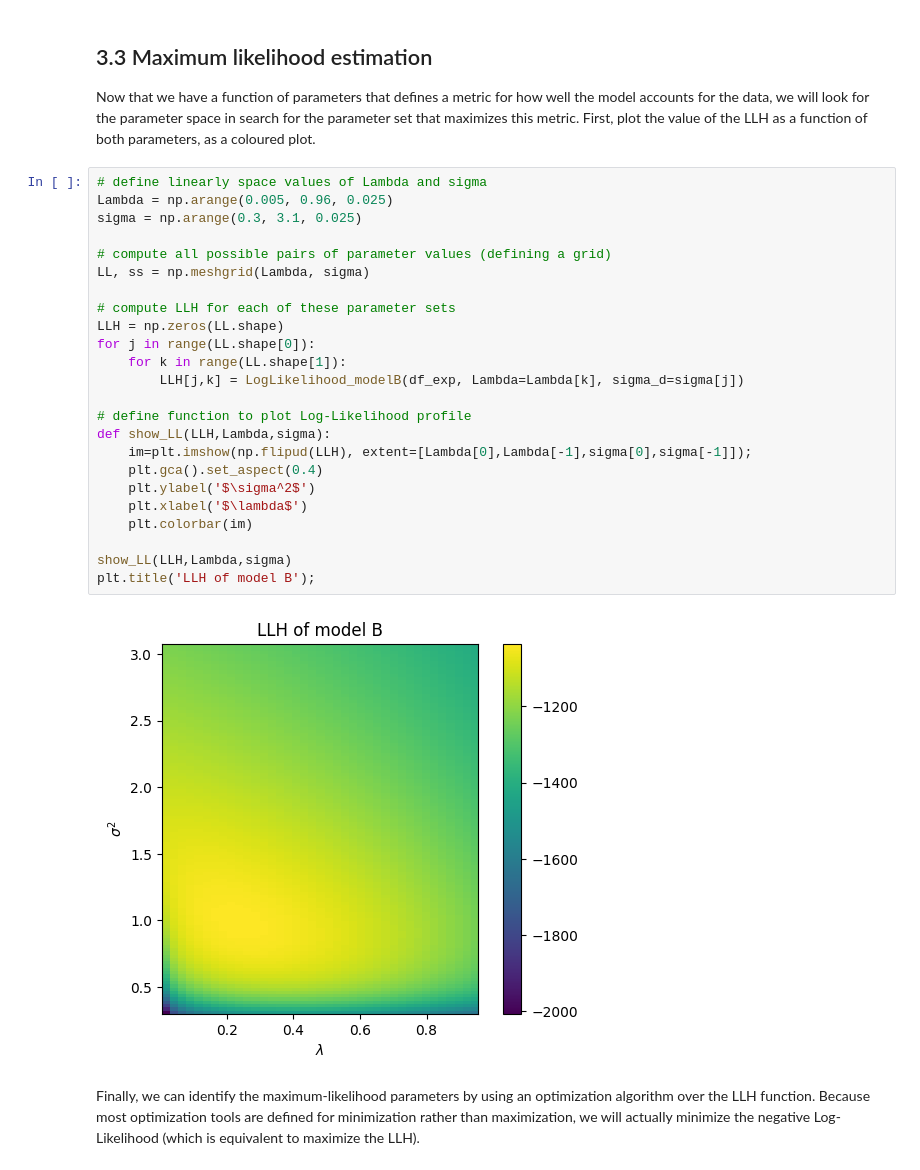
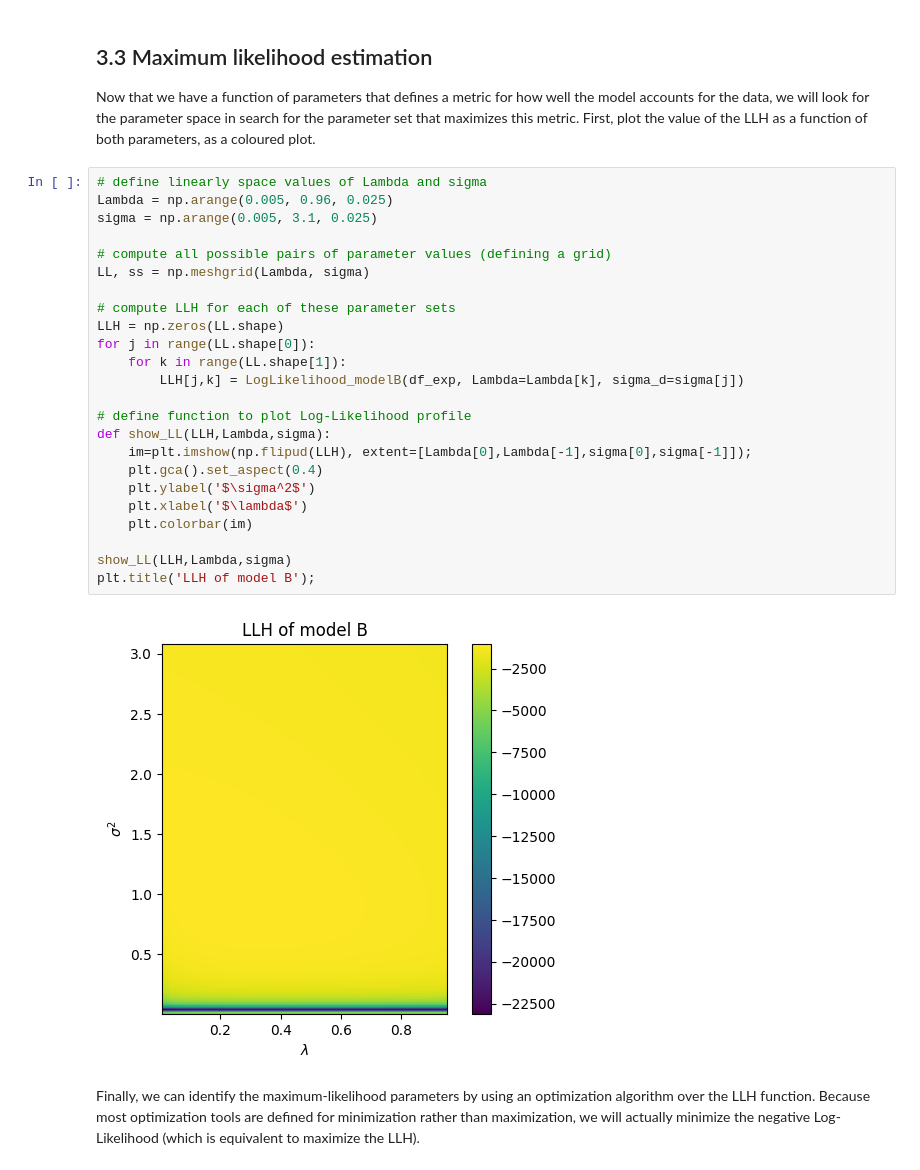
Before and after one commit to LuisKleinwort/CognitiveModelling2024Assignment1, a Jupyter notebook: tutorial_1A.ipynb, the cells around one changed output. Drawn from its saved outputs; the diff is of its cells as text.

```diff
--- a/tutorial_1A.ipynb
+++ b/tutorial_1A.ipynb
@@ -418,29 +418,29 @@ First, plot the value of the LLH as a function of both parameters, as a coloured
 # %%
 # define linearly space values of Lambda and sigma
 Lambda = np.arange(0.005, 0.96, 0.025)
-sigma = np.arange(0.3, 3.1, 0.025)
+sigma = np.arange(0.005, 3.1, 0.025)
 
 # compute all possible pairs of parameter values (defining a grid)
 LL, ss = np.meshgrid(Lambda, sigma)
 
 # compute LLH for each of these parameter sets
 LLH = np.zeros(LL.shape)
 for j in range(LL.shape[0]):
     for k in range(LL.shape[1]):
         LLH[j,k] = LogLikelihood_modelB(df_exp, Lambda=Lambda[k], sigma_d=sigma[j])
 
 # define function to plot Log-Likelihood profile
 def show_LL(LLH,Lambda,sigma):
     im=plt.imshow(np.flipud(LLH), extent=[Lambda[0],Lambda[-1],sigma[0],sigma[-1]]);
     plt.gca().set_aspect(0.4)
     plt.ylabel('$\sigma^2$')
     plt.xlabel('$\lambda$')
     plt.colorbar(im)
 
 show_LL(LLH,Lambda,sigma)
 plt.title('LLH of model B');
 # %% [output]
-[figure, old version]
+[figure, new version]
 # %% [markdown]
 Finally, we can identify the maximum-likelihood parameters by using an optimization algorithm over the LLH function. Because most optimization tools are defined for minimization rather than maximization, we will actually minimize the negative Log-Likelihood (which is equivalent to maximize the LLH).
 # %%
```
Also changed, not shown: parts of 2 cells of this notebook.
